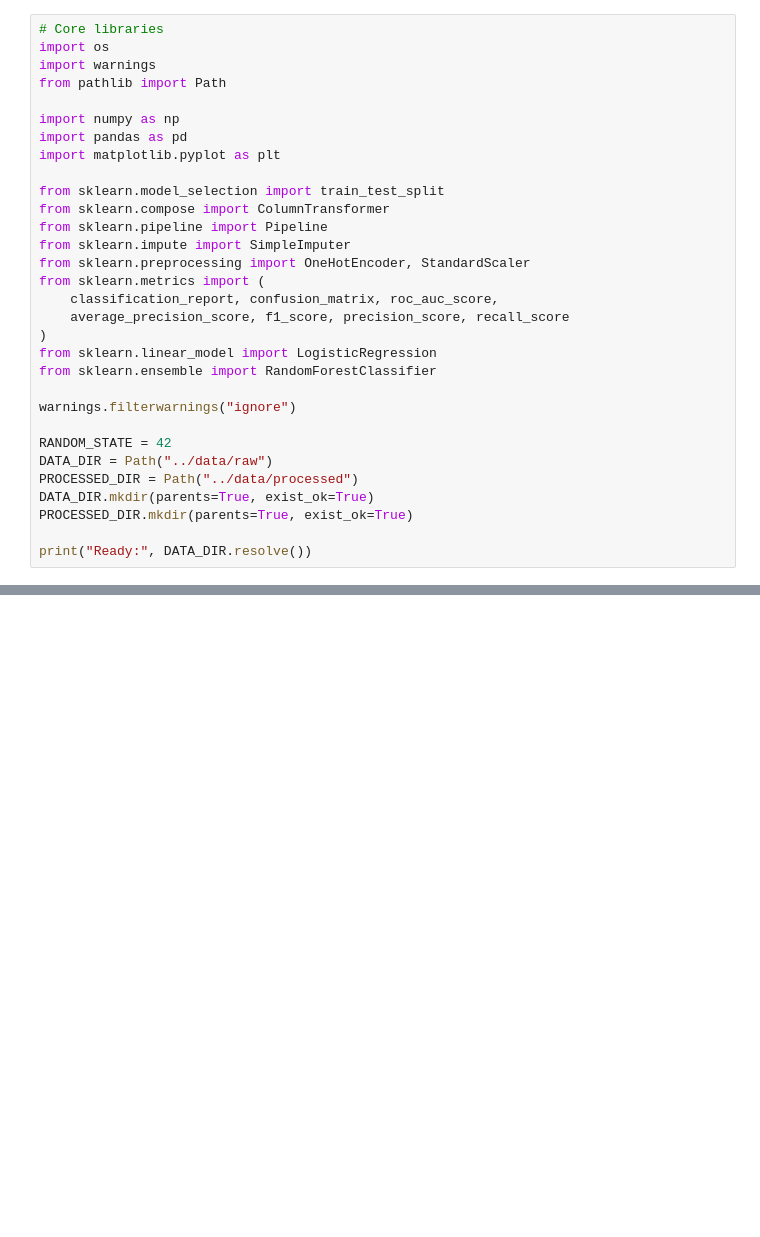
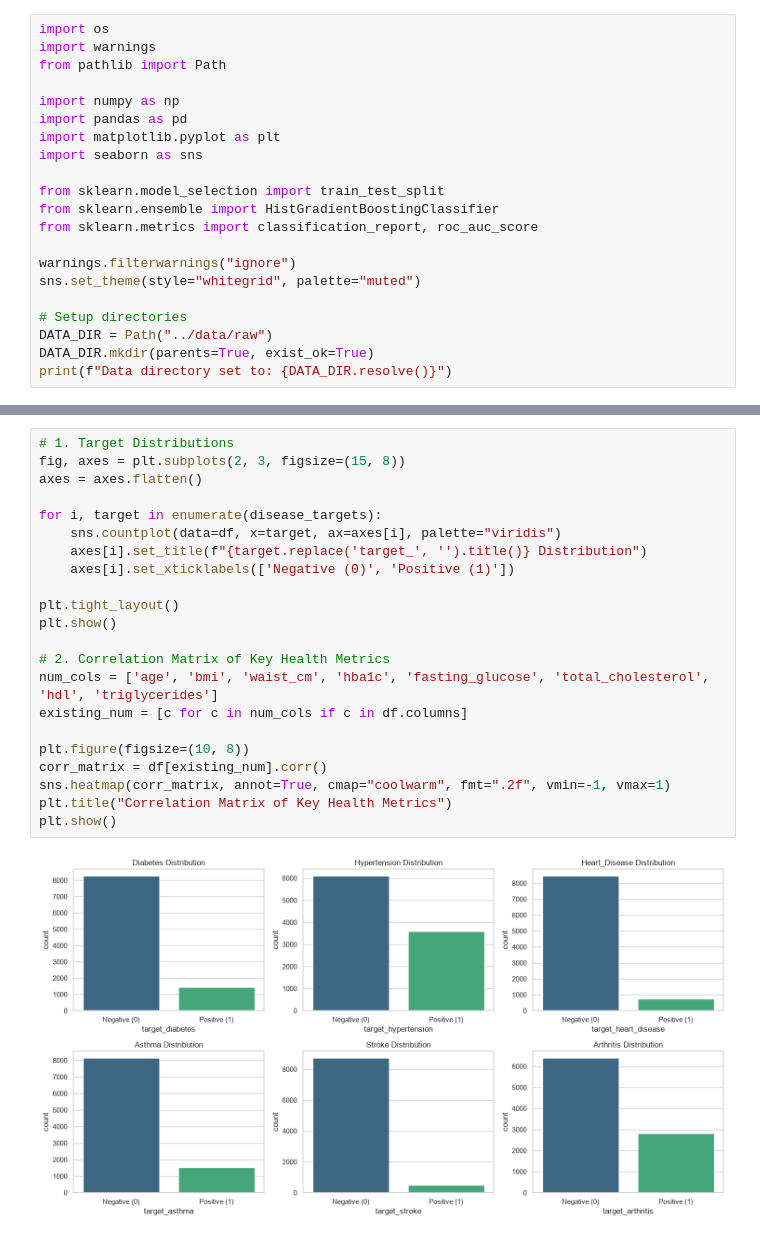
Before and after one commit to aashour06/MediVision-AI, a Jupyter notebook: notebooks/01_MediVision_Predictive_Health_Analytics.ipynb, the cells around one changed output, grey strips where cells are left out. Saved outputs shown, nothing was run; the diff lists cells and outputs as text; blank space fills up the shorter version.

```diff
--- a/notebooks/01_MediVision_Predictive_Health_Analytics.ipynb
+++ b/notebooks/01_MediVision_Predictive_Health_Analytics.ipynb
@@ -36,5 +5,4 @@ All raw data below are from CDC/NCHS NHANES 2017–March 2020 pre-pandemic publi
 # %%
-# Core libraries
 import os
 import warnings
 from pathlib import Path
@@ -42,26 +10,17 @@ from pathlib import Path
 import numpy as np
 import pandas as pd
 import matplotlib.pyplot as plt
+import seaborn as sns
 
 from sklearn.model_selection import train_test_split
-from sklearn.compose import ColumnTransformer
-from sklearn.pipeline import Pipeline
-from sklearn.impute import SimpleImputer
-from sklearn.preprocessing import OneHotEncoder, StandardScaler
-from sklearn.metrics import (
-    classification_report, confusion_matrix, roc_auc_score,
-    average_precision_score, f1_score, precision_score, recall_score
-)
-from sklearn.linear_model import LogisticRegression
-from sklearn.ensemble import RandomForestClassifier
+from sklearn.ensemble import HistGradientBoostingClassifier
+from sklearn.metrics import classification_report, roc_auc_score
 
 warnings.filterwarnings("ignore")
+sns.set_theme(style="whitegrid", palette="muted")
 
-RANDOM_STATE = 42
+# Setup directories
 DATA_DIR = Path("../data/raw")
-PROCESSED_DIR = Path("../data/processed")
 DATA_DIR.mkdir(parents=True, exist_ok=True)
-PROCESSED_DIR.mkdir(parents=True, exist_ok=True)
-
-print("Ready:", DATA_DIR.resolve())
+print(f"Data directory set to: {DATA_DIR.resolve()}")
 # %% [output]
@@ -176,0 +132,24 @@ Final shape: (15560, 209)
+# %%
+# 1. Target Distributions
+fig, axes = plt.subplots(2, 3, figsize=(15, 8))
+axes = axes.flatten()
+
+for i, target in enumerate(disease_targets):
+    sns.countplot(data=df, x=target, ax=axes[i], palette="viridis")
+    axes[i].set_title(f"{target.replace('target_', '').title()} Distribution")
+    axes[i].set_xticklabels(['Negative (0)', 'Positive (1)'])
+
+plt.tight_layout()
+plt.show()
+
+# 2. Correlation Matrix of Key Health Metrics
+num_cols = ['age', 'bmi', 'waist_cm', 'hba1c', 'fasting_glucose', 'total_cholesterol', 'hdl', 'triglycerides']
+existing_num = [c for c in num_cols if c in df.columns]
+
+plt.figure(figsize=(10, 8))
+corr_matrix = df[existing_num].corr()
+sns.heatmap(corr_matrix, annot=True, cmap="coolwarm", fmt=".2f", vmin=-1, vmax=1)
+plt.title("Correlation Matrix of Key Health Metrics")
+plt.show()
+# %% [output]
+[figure, added]
```
Also changed, not shown: parts of 17 cells of this notebook, 1 other file.
